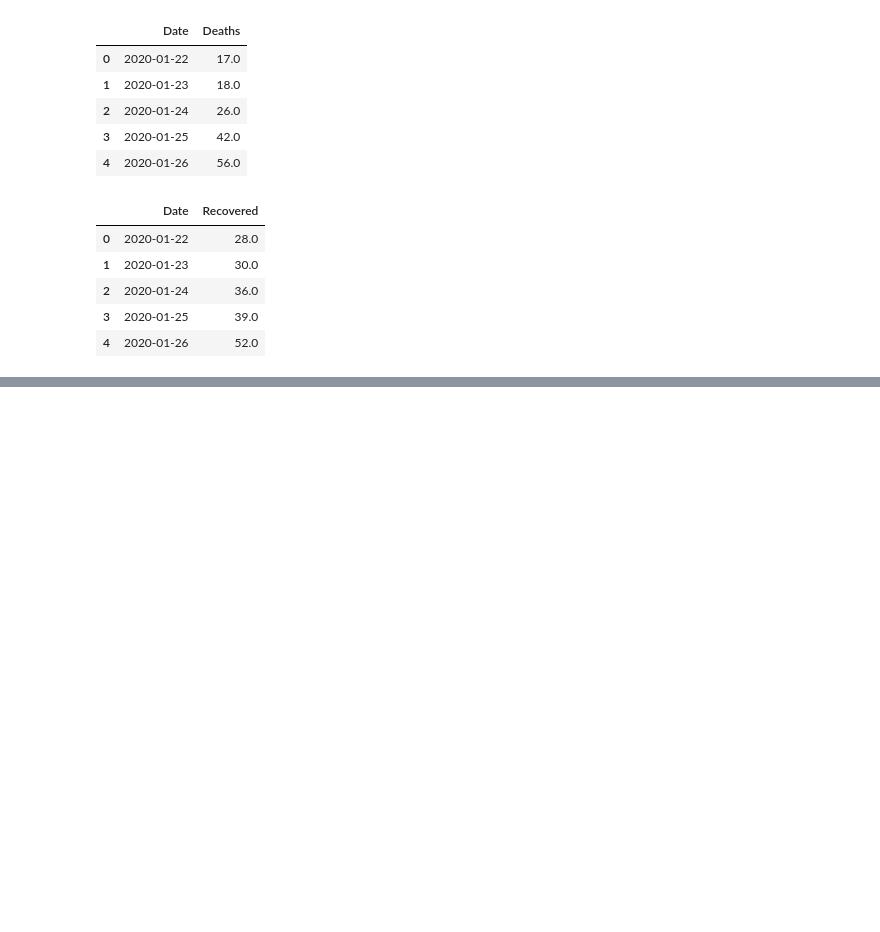
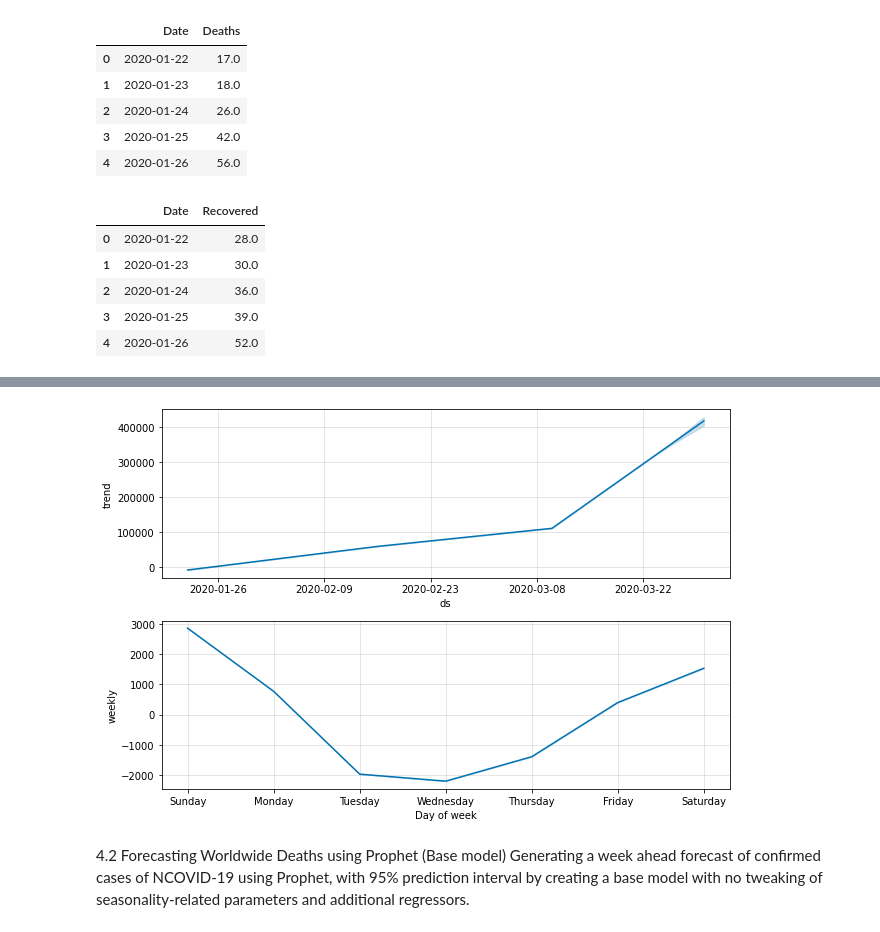
Before and after one commit to krGaurav310/AllColabProjects, a Jupyter notebook: Covid_19_Predictions.ipynb, the cells around one changed output, grey strips where cells are left out. Cells and saved outputs as stored; diff of their text form; code cells hidden in the pictures; blank space fills up the shorter version.

```diff
--- a/Covid_19_Predictions.ipynb
+++ b/Covid_19_Predictions.ipynb
@@ -526,0 +620,7 @@ fig.show()
+# %%
+confirmed_forecast_plot = m.plot_components(forecast)
+# %% [output]
+[figure, added]
+# %% [markdown]
+4.2 Forecasting Worldwide Deaths using Prophet (Base model)
+Generating a week ahead forecast of confirmed cases of NCOVID-19 using Prophet, with 95% prediction interval by creating a base model with no tweaking of seasonality-related parameters and additional regressors.
```
Also changed, not shown: parts of 33 cells of this notebook.
